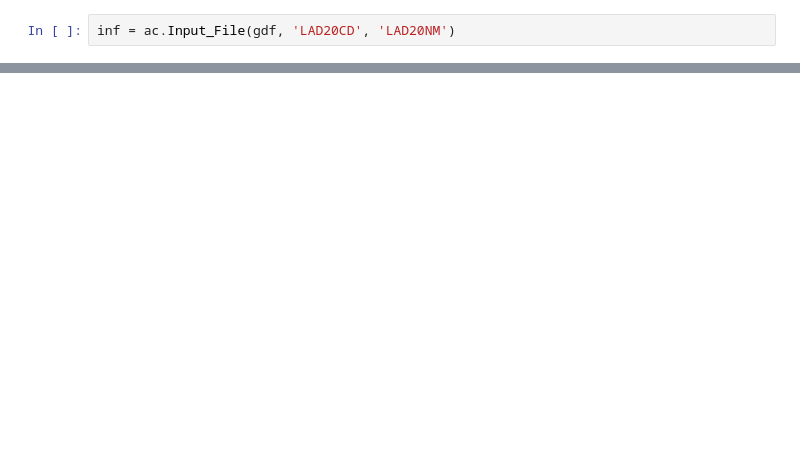
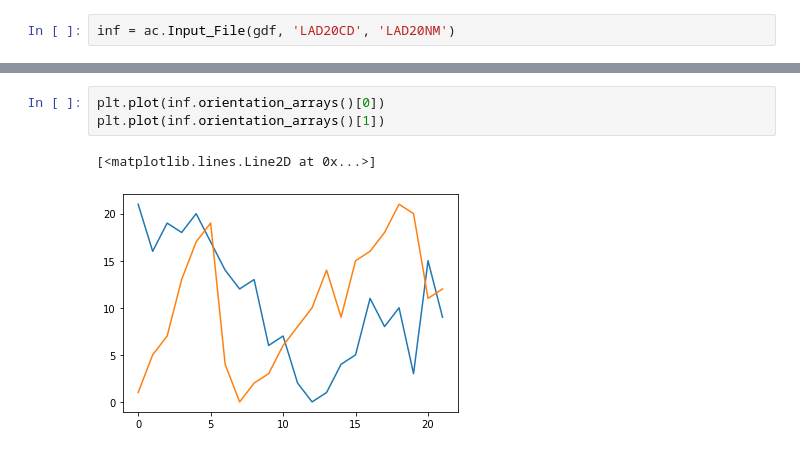
Before and after one commit to tompeterken-os/AutoCartogram, a Jupyter notebook: Object-oriented testing.ipynb, the cells around one changed output, grey strips where cells are left out. Saved outputs shown, nothing was run; the diff lists cells and outputs as text; blank space fills up the shorter version.

```diff
--- a/Object-oriented testing.ipynb
+++ b/Object-oriented testing.ipynb
@@ -42,0 +44,6 @@ plt.imshow(inf.distance_array())
+# %%
+plt.plot(inf.orientation_arrays()[0])
+plt.plot(inf.orientation_arrays()[1])
+# %% [output]
+[<matplotlib.lines.Line2D at 0x...>]
+[figure, added]
```
Also changed, not shown: parts of 7 cells of this notebook, 2 other files.
